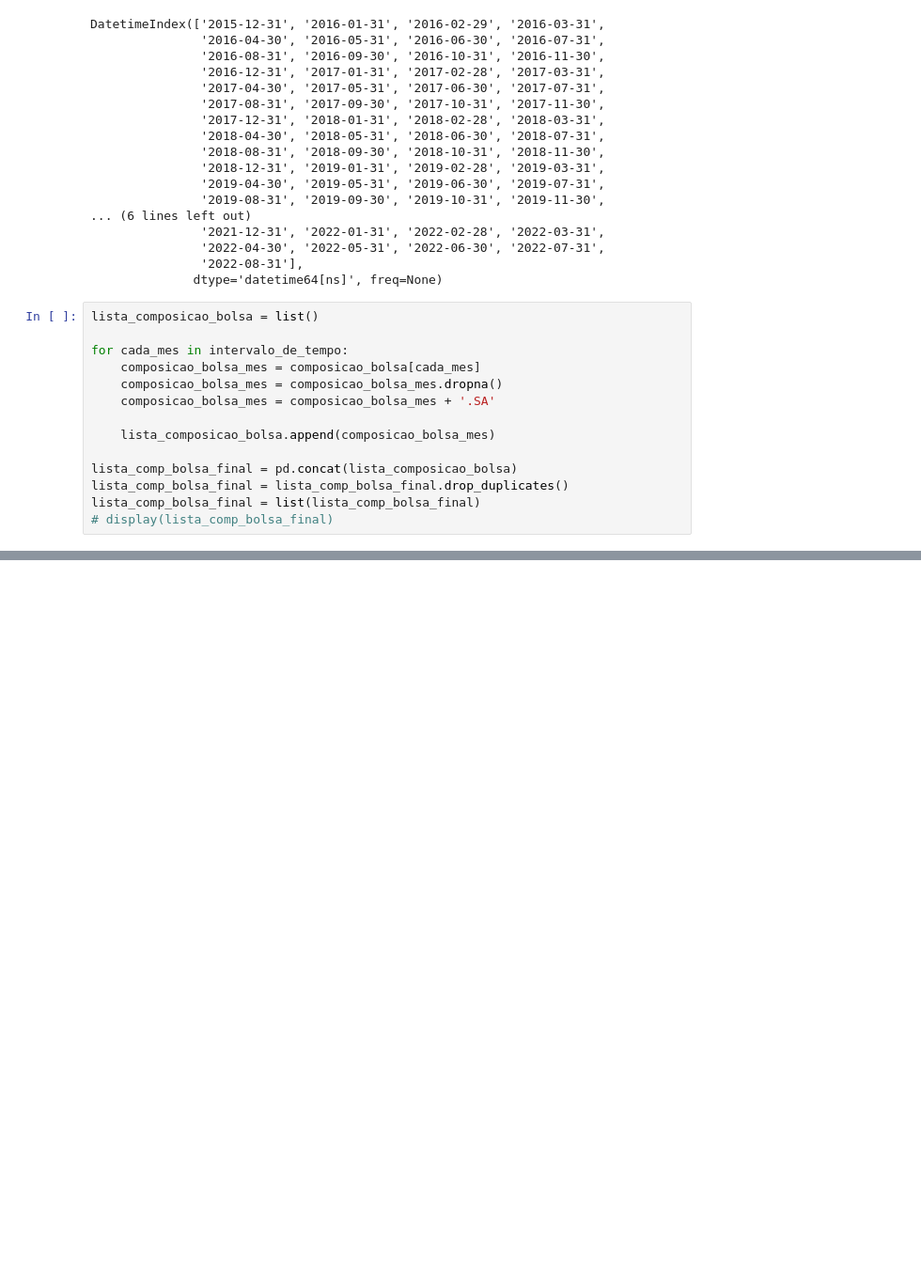
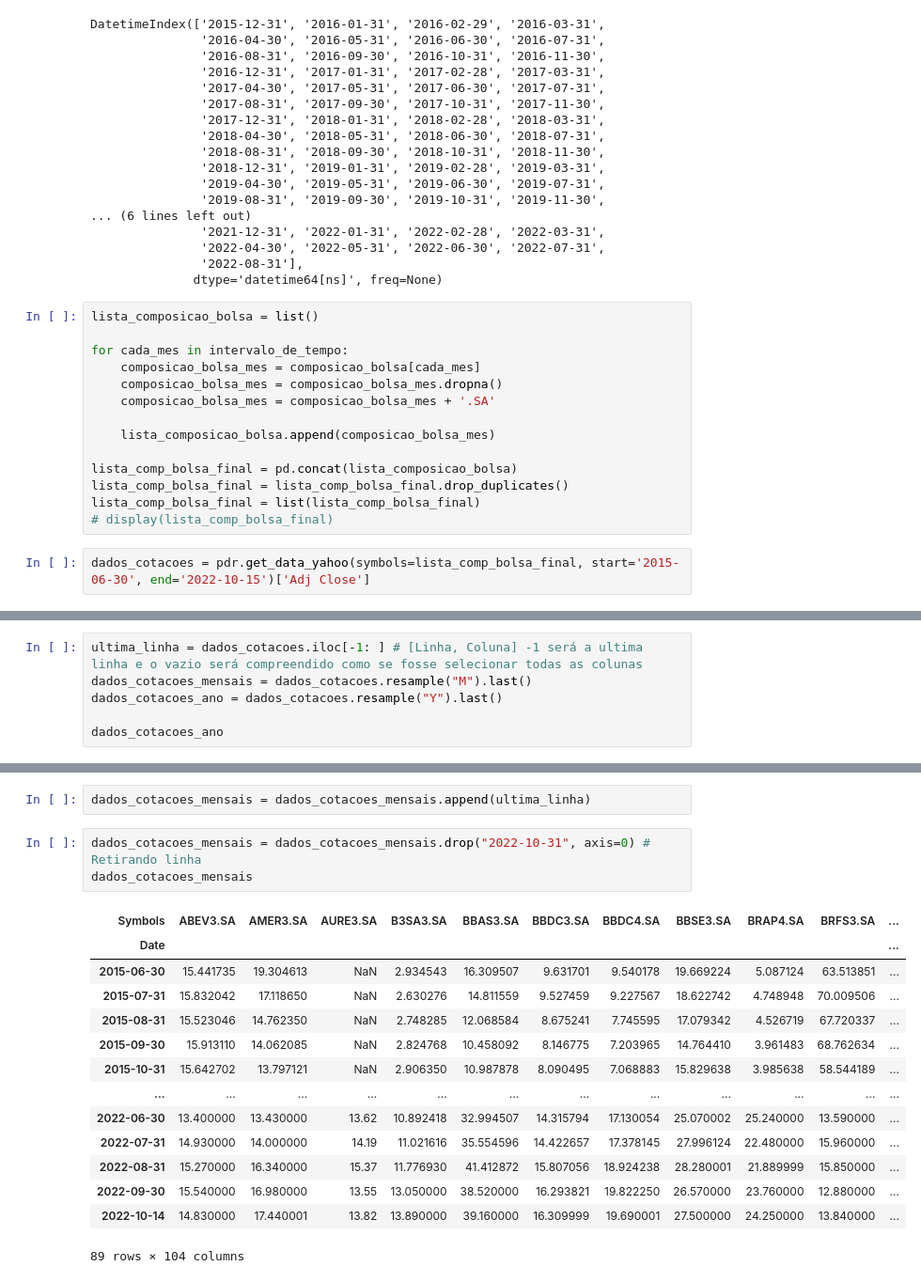
Before and after one commit to WallisonSantos/AppPy, a Jupyter notebook: aula_0.ipynb, the cells around one changed output, grey strips where cells are left out. Shown at 94% size. Saved outputs shown, nothing was run; the diff lists cells and outputs as text; blank space fills up the shorter version.

```diff
--- a/aula_0.ipynb
+++ b/aula_0.ipynb
@@ -46,3 +47,5 @@ lista_comp_bolsa_final = pd.concat(lista_composicao_bolsa)
 lista_comp_bolsa_final = lista_comp_bolsa_final.drop_duplicates()
 lista_comp_bolsa_final = list(lista_comp_bolsa_final)
 # display(lista_comp_bolsa_final)
+# %%
+dados_cotacoes = pdr.get_data_yahoo(symbols=lista_comp_bolsa_final, start='2015-06-30', end='2022-10-15')['Adj Close']
@@ -48,0 +63,6 @@ lista_comp_bolsa_final = list(lista_comp_bolsa_final)
+# %%
+ultima_linha = dados_cotacoes.iloc[-1: ] # [Linha, Coluna] -1 será a ultima linha e o vazio será compreendido como se fosse selecionar todas as colunas
+dados_cotacoes_mensais = dados_cotacoes.resample("M").last()
+dados_cotacoes_ano = dados_cotacoes.resample("Y").last()
+
+dados_cotacoes_ano
@@ -48,0 +88,20 @@ lista_comp_bolsa_final = list(lista_comp_bolsa_final)
+# %%
+dados_cotacoes_mensais = dados_cotacoes_mensais.append(ultima_linha)
+# %%
+dados_cotacoes_mensais = dados_cotacoes_mensais.drop("2022-10-31", axis=0) # Retirando linha
+dados_cotacoes_mensais
+# %% [output]
+| Symbols | ABEV3.SA | AMER3.SA | AURE3.SA | B3SA3.SA | BBAS3.SA | BBDC3.SA | BBDC4.SA | BBSE3.SA | BRAP4.SA | BRFS3.SA | ... |
+| Date |  |  |  |  |  |  |  |  |  |  | ... |
+| 2015-06-30 | 15.441735 | 19.304613 | NaN | 2.934543 | 16.309507 | 9.631701 | 9.540178 | 19.669224 | 5.087124 | 63.513851 | ... |
+| 2015-07-31 | 15.832042 | 17.118650 | NaN | 2.630276 | 14.811559 | 9.527459 | 9.227567 | 18.622742 | 4.748948 | 70.009506 | ... |
+| 2015-08-31 | 15.523046 | 14.762350 | NaN | 2.748285 | 12.068584 | 8.675241 | 7.745595 | 17.079342 | 4.526719 | 67.720337 | ... |
+| 2015-09-30 | 15.913110 | 14.062085 | NaN | 2.824768 | 10.458092 | 8.146775 | 7.203965 | 14.764410 | 3.961483 | 68.762634 | ... |
+| 2015-10-31 | 15.642702 | 13.797121 | NaN | 2.906350 | 10.987878 | 8.090495 | 7.068883 | 15.829638 | 3.985638 | 58.544189 | ... |
+| ... | ... | ... | ... | ... | ... | ... | ... | ... | ... | ... | ... |
+| 2022-06-30 | 13.400000 | 13.430000 | 13.62 | 10.892418 | 32.994507 | 14.315794 | 17.130054 | 25.070002 | 25.240000 | 13.590000 | ... |
+| 2022-07-31 | 14.930000 | 14.000000 | 14.19 | 11.021616 | 35.554596 | 14.422657 | 17.378145 | 27.996124 | 22.480000 | 15.960000 | ... |
+| 2022-08-31 | 15.270000 | 16.340000 | 15.37 | 11.776930 | 41.412872 | 15.807056 | 18.924238 | 28.280001 | 21.889999 | 15.850000 | ... |
+| 2022-09-30 | 15.540000 | 16.980000 | 13.55 | 13.050000 | 38.520000 | 16.293821 | 19.822250 | 26.570000 | 23.760000 | 12.880000 | ... |
+| 2022-10-14 | 14.830000 | 17.440001 | 13.82 | 13.890000 | 39.160000 | 16.309999 | 19.690001 | 27.500000 | 24.250000 | 13.840000 | ... |
+89 rows × 104 columns
```
Also changed, not shown: parts of 6 cells of this notebook.
